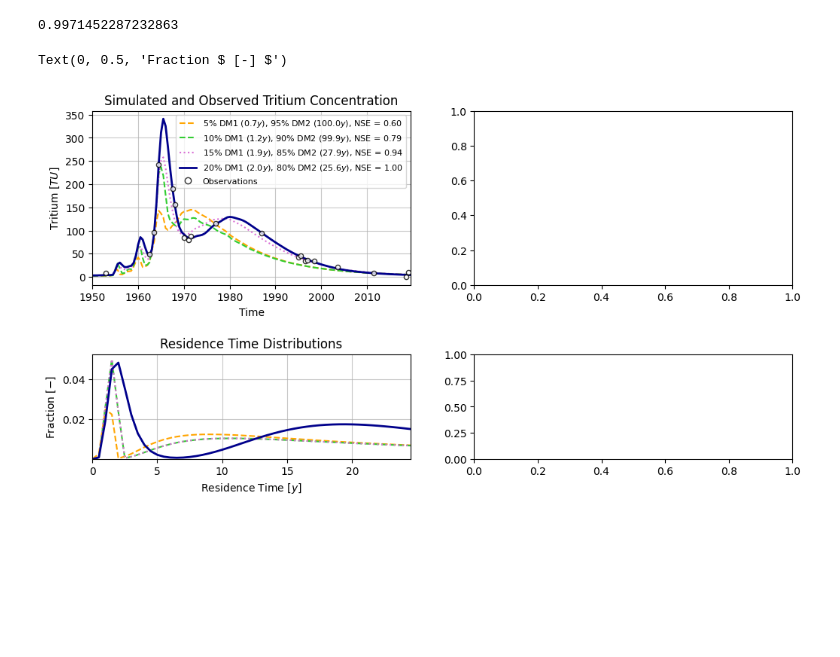
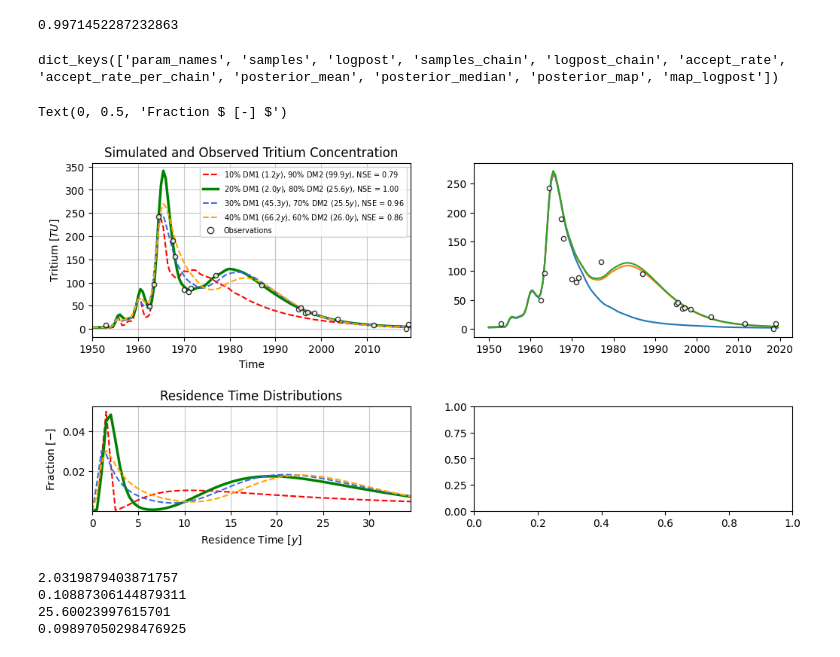
Before and after one commit to iGW-TU-Dresden/PyTracerLab, a Jupyter notebook: docs/examples/example_09.ipynb, the cells around one changed output. Drawn from its saved outputs; the diff is of its cells as text; code cells hidden in the pictures; blank space fills up the shorter version.

```diff
--- a/docs/examples/example_09.ipynb
+++ b/docs/examples/example_09.ipynb
@@ -982,6 +987,7 @@ m1.param_keys()
 # %%
 fig, ax = plt.subplots(4, 1, figsize=(6, 6), sharex=True)
 
-for i in range(res_mcmc_1["samples"].shape[1]):
-    ax[i].plot(res_mcmc_1["samples"][:, i], c="k", lw=.5)
+for i in range(res_mcmc_1["samples_chain"].shape[2]):
+    for j in [1, 2, 3, 4, 5, 6]:
+        ax[i].plot(res_mcmc_1["samples_chain"][j, 3700:, i], c="k", lw=.5, alpha=0.4)
 # %% [output]
@@ -1005,7 +1015,7 @@ m2 = ism.Model(
     n_warmup_half_lives=10
 )
 
-dmfrac_21 = .05
+dmfrac_21 = .1
 dmfrac_22 = 1 - dmfrac_21
 
 # add a dispersion model unit
@@ -1052,7 +1062,7 @@ m3 = ism.Model(
     n_warmup_half_lives=10
 )
 
-dmfrac_31 = .1
+dmfrac_31 = .3
 dmfrac_32 = 1 - dmfrac_31
 
 # add a dispersion model unit
@@ -1099,7 +1109,7 @@ m4 = ism.Model(
     n_warmup_half_lives=10
 )
 
-dmfrac_41 = .15
+dmfrac_41 = .4
 dmfrac_42 = 1 - dmfrac_41
 
 # add a dispersion model unit
@@ -1140,16 +1150,20 @@ def nse(obs, sim):
 print(nse(obs_series, res_1))
 # %% [output]
 0.9971452287232863
+# %%
+res_mcmc_1.keys()
+# %% [output]
+dict_keys(['param_names', 'samples', 'logpost', 'samples_chain', 'logpost_chain', 'accept_rate', 'accept_rate_per_chain', 'posterior_mean', 'posterior_median', 'posterior_map', 'map_logpost'])
 # %%
 fig, ax = plt.subplots(2, 2, figsize=(12, 6), gridspec_kw={"height_ratios": [2, 1.2], "hspace": .5})
 
 ax1 = ax[1, :]
 ax = ax[0, :]
 
-data_sims = [res_2, res_3, res_4, res_1]
-colors = ["orange", "limegreen", "orchid", "darkblue"] # mpl.colormaps["Set2"].colors # ["r", "g", "b", "m"]
-linestyles = ["--", "--", ":", "-"] # ["-.", "--", "-", ":"]
-lws = [1.5] * 3 + [2.]
+data_sims = [res_2, res_1, res_3, res_4]
+colors = ["red", "green", "royalblue", "orange"] # mpl.colormaps["Set2"].colors # ["r", "g", "b", "m"]
+linestyles = ["--", "-", "--", "--"] # ["-.", "--", "-", ":"]
+lws = [1.5, 2.5, 1.5, 1.5]
 start = 100
 end = 240
 
@@ -1163,6 +1177,31 @@ for num, sims in enumerate(data_sims):
     )
 
 ax[0].scatter(
+    timestamps, obs_series,
+    marker="o", facecolor="w",
+    edgecolor="k", s=20,
+    zorder=100, alpha=0.8,
+    lw=1.
+)
+
+mcmc_sims = [res_mcmc_1]
+
+for num, sims in enumerate(mcmc_sims):
+    # reshape simulations array
+    chains = [1, 2, 3, 4, 5, 6, 7]
+    sim_data = sims["sims"][chains, 3700:, :]
+    s = sim_data.reshape((-1, sim_data.shape[-1]))
+    q = np.quantile(s, [0.05, 0.5, 0.95], axis=0)
+    for i in range(q.shape[0]):
+        ax[1].plot(
+            timestamps[start:end],
+            q[i, start:end],
+            # c=colors[num],
+            # ls=linestyles[num],
+            lw=lws[num]
+        )
+
+ax[1].scatter(
     timestamps, obs_series,
     marker="o", facecolor="w",
     edgecolor="k", s=20,
@@ -1188,33 +1227,34 @@ ax[0].legend(
     fr"{dmfrac_21:.0%} DM1 (${res_2_x["dm1.mtt"]:.1f}y$), " + \
         fr"{dmfrac_22:.0%} DM2 (${res_2_x["dm2.mtt"]:.1f}y$), " + \
             fr"NSE = {nse(obs_series, res_2):.2f}",
+    fr"{dmfrac_11:.0%} DM1 (${res_1_x["dm1.mtt"]:.1f}y$), " + \
+        fr"{dmfrac_12:.0%} DM2 (${res_1_x["dm2.mtt"]:.1f}y$), " + \
+            fr"NSE = {nse(obs_series, res_1):.2f}",
     fr"{dmfrac_31:.0%} DM1 (${res_3_x["dm1.mtt"]:.1f}y$), " + \
         fr"{dmfrac_32:.0%} DM2 (${res_3_x["dm2.mtt"]:.1f}y$), " + \
             fr"NSE = {nse(obs_series, res_3):.2f}",
     fr"{dmfrac_41:.0%} DM1 (${res_4_x["dm1.mtt"]:.1f}y$), " + \
         fr"{dmfrac_42:.0%} DM2 (${res_4_x["dm2.mtt"]:.1f}y$), " + \
             fr"NSE = {nse(obs_series, res_4):.2f}",
-    fr"{dmfrac_11:.0%} DM1 (${res_1_x["dm1.mtt"]:.1f}y$), " + \
-        fr"{dmfrac_12:.0%} DM2 (${res_1_x["dm2.mtt"]:.1f}y$), " + \
-            fr"NSE = {nse(obs_series, res_1):.2f}",
     "Observations"
     ],
     loc="upper right",
-    fontsize=8
+    fontsize=7
 )
 ax[0].set_title("Simulated and Observed Tritium Concentration")
 
 # plot age distribution
 
-age_distributions = m3.get_age_distributions()
-age_distributions2 = m2.get_age_distributions()
-
-step_limit = 50
+step_limit = 70
 dt = 0.5
 t_plot = [dt * i for i in range(step_limit)]
 # ax.plot(age_distributions["fractions"][0] * age_distributions["distributions"][0][:step_limit])
 # ax.plot(age_distributions["fractions"][1] * age_distributions["distributions"][1][:step_limit])
-for num, ml in enumerate([m2, m3, m3, m1]):
+for num, (ml, res_x) in enumerate(zip([m2, m1, m3, m4], [res_2_x, res_1_x, res_3_x, res_4_x])):
+    # we have to set the model parameters again for each model because they
+    # currently are at the last MCMC iteration
+    for item in res_x.items():
+        ml.set_param(key=item[0], value=item[1])
     age_distributions = ml.get_age_distributions()
     ax1[0].plot(
         t_plot,
@@ -1230,31 +1270,39 @@ for num, ml in enumerate([m2, m3, m3, m1]):
         # zorder=1000
         ls=linestyles[num]
     )
     # ax1.step(
     #     t_plot,
     #     age_distributions["fractions"][0] * age_distributions["distributions"][0][:step_limit] + \
     #     age_distributions["fractions"][1] * age_distributions["distributions"][1][:step_limit],
     #     # marker=".",
     #     markeredgecolor=colors[num],
     #     lw=1.,
     #     c=colors[num],
     #     markerfacecolor="lightgrey",
     #     markersize=10,
     #     # clip_on=False,
     #     # zorder=1000
     #     ls="-",
     #     where="post",
     #     alpha=0.4
     # )
 ax1[0].set_xlim(0., step_limit * dt - dt)
 ax1[0].set_ylim(0.0001)
 ax1[0].grid(True, alpha=0.7, zorder=0)
 ax1[0].set_title("Residence Time Distributions")
 ax1[0].set_xlabel(r"Residence Time $ [y] $")
 ax1[0].set_ylabel(r"Fraction $ [-] $")
 
 # ax.set_yscale("log")
 # plt.savefig("calibration_benchmark.png", dpi=400, bbox_inches="tight")
 # %% [output]
 Text(0, 0.5, 'Fraction $ [-] $')
-[figure, old version]
+[figure, new version]
+# %%
+for item in res_1_x.items():
+    print(item[1])
+# %% [output]
+2.0319879403871757
+0.10887306144879311
+25.60023997615701
+0.09897050298476925
```
Also changed, not shown: parts of 5 cells of this notebook.
